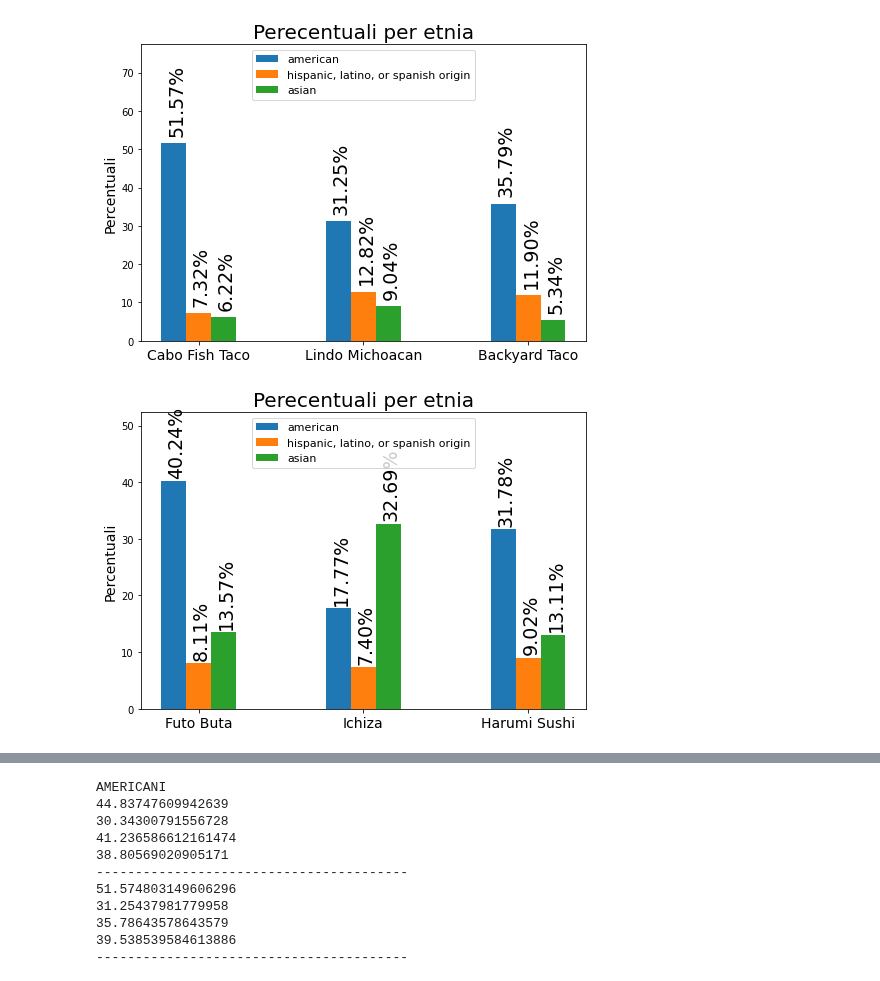
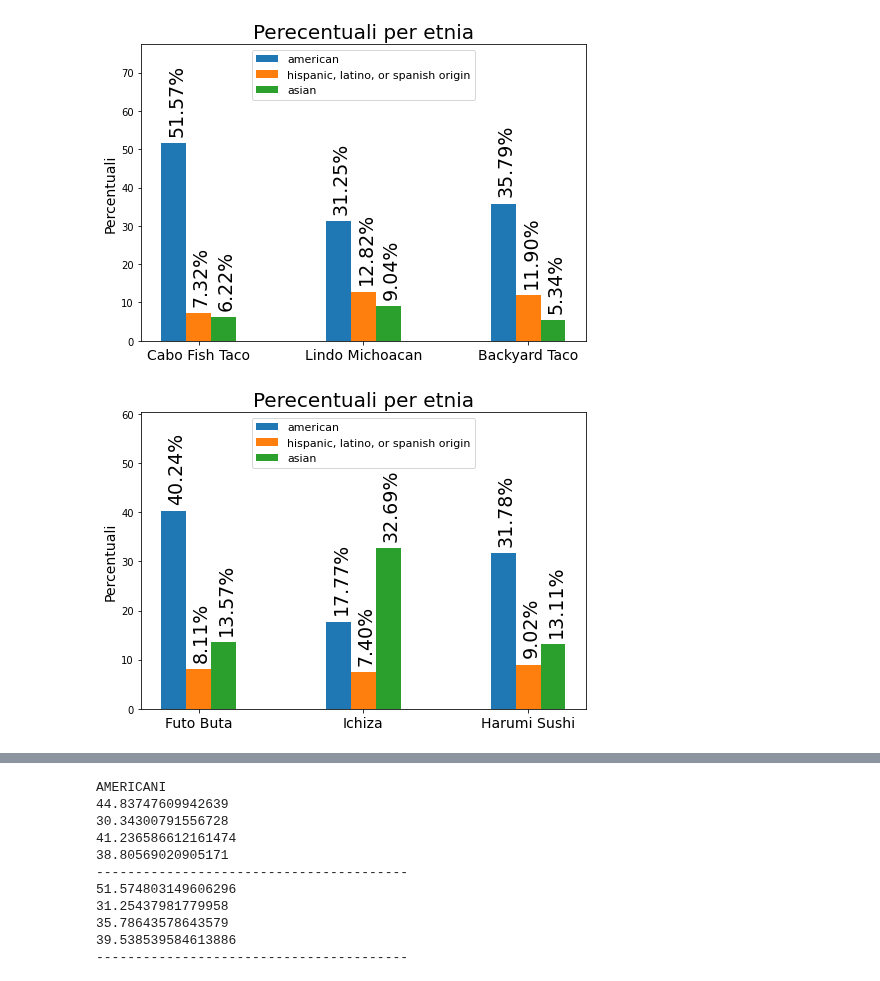
Before and after one commit to EleonoraBartolomucci/Fairness, a Jupyter notebook: Esperimenti/SusyPrimoEsperimentoVerticale.ipynb, the cells around one changed output, grey strips where cells are left out. Cells and saved outputs as stored; diff of their text form; code cells hidden in the pictures.

```diff
--- a/Esperimenti/SusyPrimoEsperimentoVerticale.ipynb
+++ b/Esperimenti/SusyPrimoEsperimentoVerticale.ipynb
@@ -199,33 +199,33 @@ rects3 = ax.bar(x + width, japanese, width, label='asian')
 
 # Add some text for labels, title and custom x-axis tick labels, etc.
 ax.set_ylabel('Percentuali', fontsize = 14)
 ax.set_title('Perecentuali per etnia', fontsize = 20)
 ax.set_xticks(x)
 ax.set_xticklabels(labels, fontsize = 14)
 ax.legend()
 
 def autolabel(rects):
     """Attach a text label above each bar in *rects*, displaying its height."""
     for rect in rects:
         height = rect.get_height()
         ax.annotate('{:.2%}'.format(height/100),
                     xy= (rect.get_x() + rect.get_width(), height),
-                    xytext=(0, 3),  # 3 points vertical offset
+                    xytext=(0, 7),  # 3 points vertical offset
                     rotation = 90,
                     textcoords="offset points",
                     size=19,
                     ha='right', va='bottom')
 
 autolabel(rects1)
 autolabel(rects2)
 autolabel(rects3)
 
 ax.set_xlim(-0.35, None)
-ax.margins(y=0.3)
+ax.margins(y=0.5)
 ax.legend(fontsize = 11, loc = 'upper center')
 
 fig.tight_layout()
 
 plt.show()
 # %% [output]
-[figure, old version]
+[figure, new version]
```
Also changed, not shown: parts of 3 cells of this notebook.
